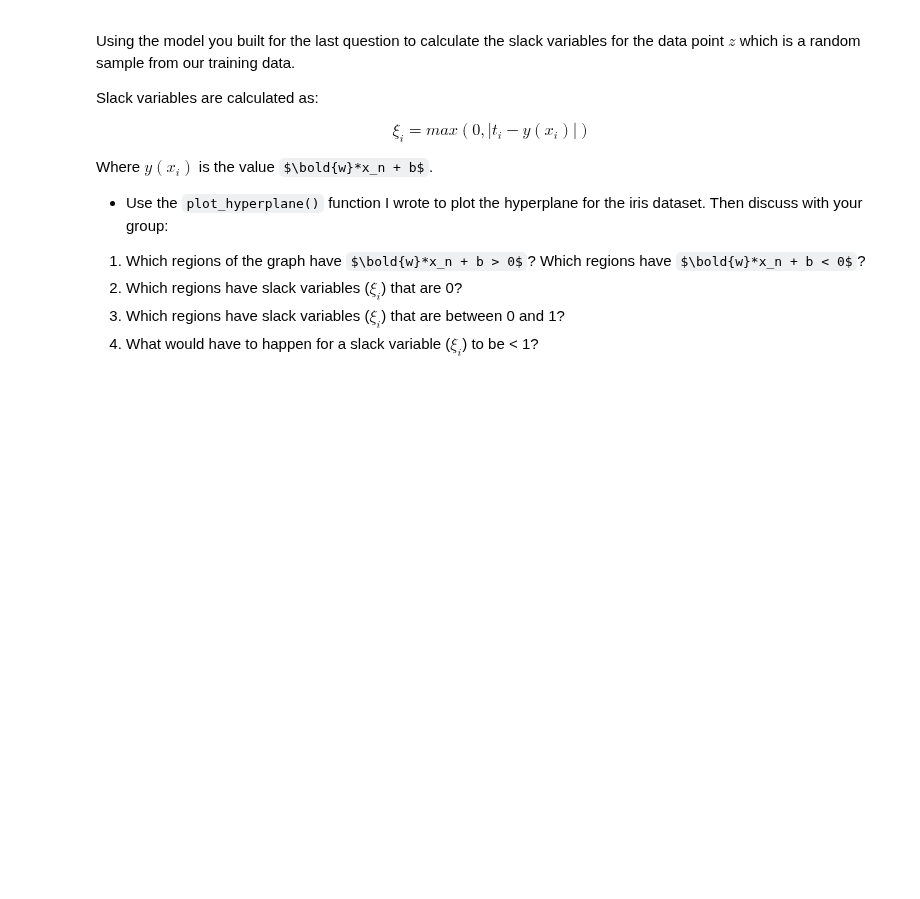
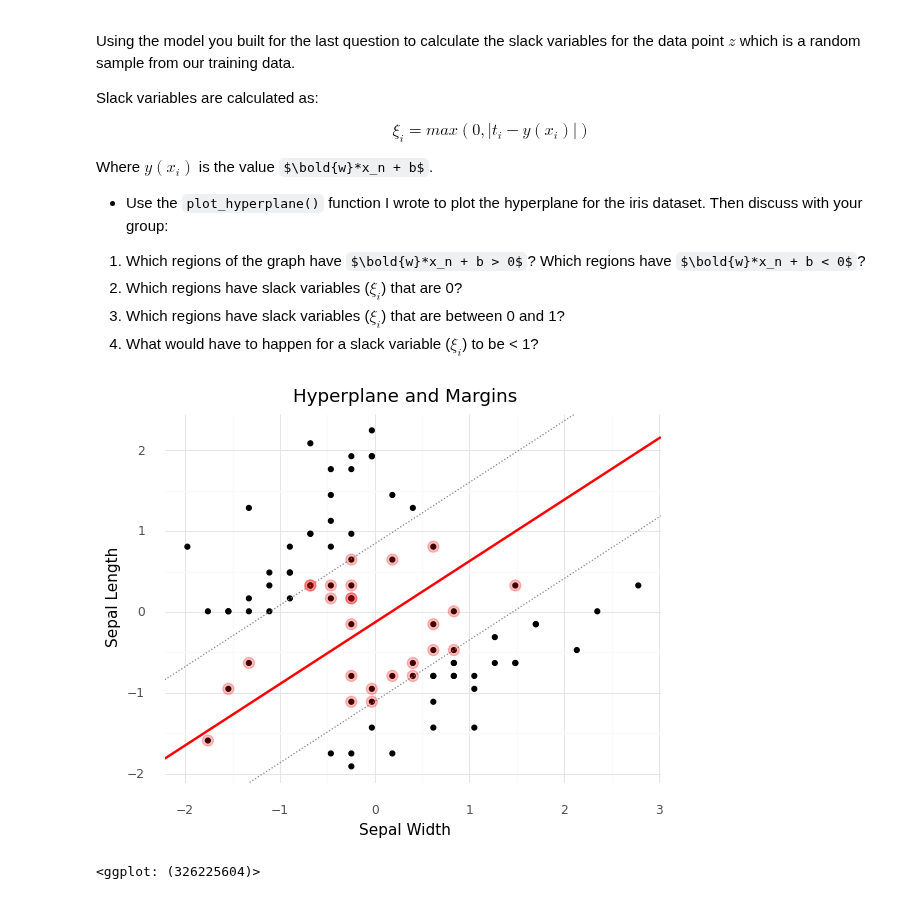
Before and after one commit to min-is/Chapman-University, a Jupyter notebook: CPSC 393 - Machine Learning/Classwork/3 - SupportVectorMachinesI.ipynb, the cells around one changed output. Drawn from its saved outputs; the diff is of its cells as text; code cells hidden in the pictures; some formulas as TeX source; blank space fills up the shorter version.

```diff
--- a/CPSC 393 - Machine Learning/Classwork/3 - SupportVectorMachinesI.ipynb
+++ b/CPSC 393 - Machine Learning/Classwork/3 - SupportVectorMachinesI.ipynb
@@ -369,7 +379,10 @@ Where $y(x_i)$ is the value $\bold{w}*x_n + b$.
 4. What would have to happen for a slack variable ($\xi_i$) to be < 1?
 # %%
 ### YOUR CODE HERE ###
-plot_hyperplane(svm_i, X_train)
+plot_hyperplane(svm2, X_train)
+# %% [output]
+[figure, added]
+<ggplot: (326225604)>
 # %% [markdown]
 ## Yet Another SVC Example
 
```
Also changed, not shown: parts of 8 cells of this notebook.
